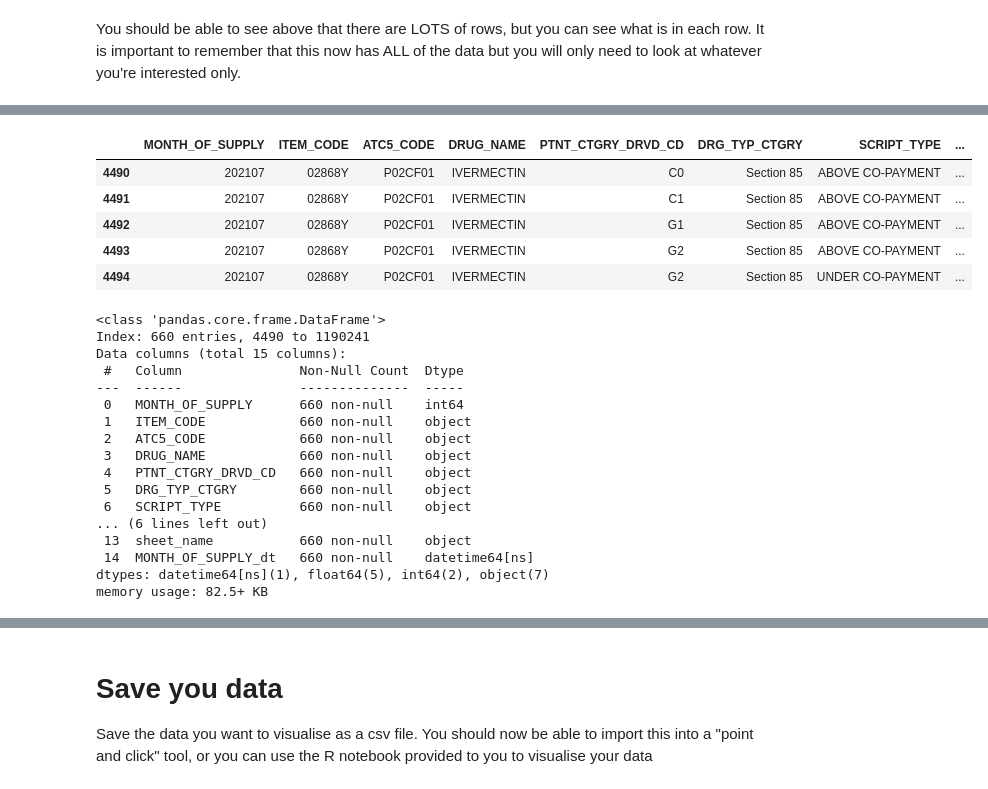
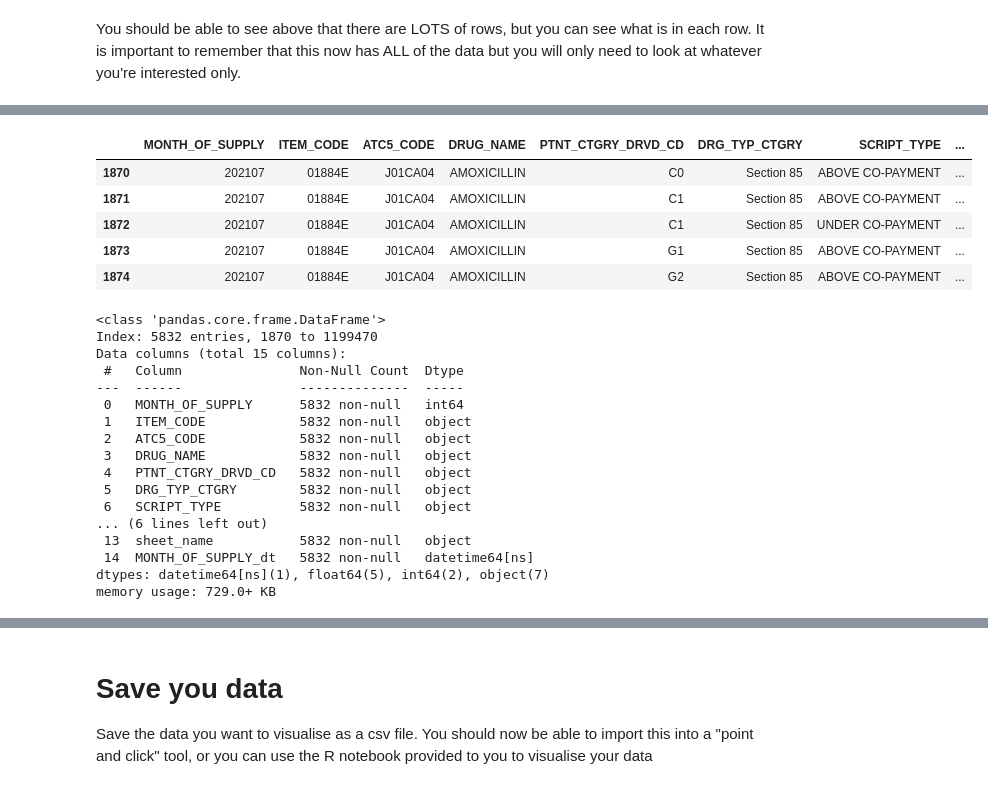
Before and after one commit to p-stehlik/StudentNotebooks, a Jupyter notebook: PBSTimeSeries.ipynb, the cells around one changed output, grey strips where cells are left out. Saved outputs shown, nothing was run; the diff lists cells and outputs as text; code cells hidden in the pictures.

```diff
--- a/PBSTimeSeries.ipynb
+++ b/PBSTimeSeries.ipynb
@@ -48,10 +48,10 @@ from datetime import datetime
 
 #To get the file path go to the file explorer tab, press the "three dots" and click "copy path"
 #paste the file path into the quotation marks below - NOTE: the quotation marks tell python that its a string (sentence) and not a command
-file_path = "/content/PBS_Data/dos-jul-2021-to-nov-2025.xlsx"
+file_path = "Data/dos-jul-2021-to-nov-2025.xlsx"
 
 #the code below reads and .xlsx file, looks at all the sheets, and then merges them into one huge sheet
-#dont change the code below - keep as is.
+#don't change the code below - keep as is.
 
 sheets = pd.read_excel(file_path, sheet_name=None)
 
@@ -130,46 +111,51 @@ It is important to remember that this now has ALL of the data but you will only
+# %%
+#import your .csv file with all of your item codes.
+
+#first tell the code where your .csv file is
+file_path = "Data/ItemCodes.csv"
+
+#import the file
+#again you can call the df below whatever you want, but I thought this name might be intuitive here, just give it a sensible name.
+dfItemCodes = pd.read_csv(file_path)
+
+#check it worked
+dfItemCodes
 # %%
-#create a list of item codes you want to search for
-#the square brackets tell python you are making a list!
-#each item code will need to be in quotation marks and then seperated by a comma
-#again you can call the list below whatever you want, but I thought PBS items might be intuative here, just give it a sensible name.
-
-
-PBSItems = ["02868Y",
-            "08172D",
-            "08359Y"
-            ]
+#now we want to create a FILTER using the item codes from our imported .csv file
+#in this case it will be the ITEM_CODE column of the df we just created
+PBSItems = dfItemCodes["ITEM_CODE"]
 
  #now filter your large df_PBS and only get the rows of interest
  #the code below looks into the df_PBS dataframe, and then looks through the column called "ITEM_CODE" and finds which rows match any of the item codes you have listed in the "PBSItems" list
 
 df_PBSFiltered = df_PBS[df_PBS['ITEM_CODE'].isin(PBSItems)]
 
 df_PBSFiltered.head()
 # %% [output]
 |  | MONTH_OF_SUPPLY | ITEM_CODE | ATC5_CODE | DRUG_NAME | PTNT_CTGRY_DRVD_CD | DRG_TYP_CTGRY | SCRIPT_TYPE | ... |
-| 4490 | 202107 | 02868Y | P02CF01 | IVERMECTIN | C0 | Section 85 | ABOVE CO-PAYMENT | ... |
-| 4491 | 202107 | 02868Y | P02CF01 | IVERMECTIN | C1 | Section 85 | ABOVE CO-PAYMENT | ... |
-| 4492 | 202107 | 02868Y | P02CF01 | IVERMECTIN | G1 | Section 85 | ABOVE CO-PAYMENT | ... |
-| 4493 | 202107 | 02868Y | P02CF01 | IVERMECTIN | G2 | Section 85 | ABOVE CO-PAYMENT | ... |
-| 4494 | 202107 | 02868Y | P02CF01 | IVERMECTIN | G2 | Section 85 | UNDER CO-PAYMENT | ... |
+| 1870 | 202107 | 01884E | J01CA04 | AMOXICILLIN | C0 | Section 85 | ABOVE CO-PAYMENT | ... |
+| 1871 | 202107 | 01884E | J01CA04 | AMOXICILLIN | C1 | Section 85 | ABOVE CO-PAYMENT | ... |
+| 1872 | 202107 | 01884E | J01CA04 | AMOXICILLIN | C1 | Section 85 | UNDER CO-PAYMENT | ... |
+| 1873 | 202107 | 01884E | J01CA04 | AMOXICILLIN | G1 | Section 85 | ABOVE CO-PAYMENT | ... |
+| 1874 | 202107 | 01884E | J01CA04 | AMOXICILLIN | G2 | Section 85 | ABOVE CO-PAYMENT | ... |
 # %%
 #lets have a look at the new df structure
 df_PBSFiltered.info()
 # %% [output]
 <class 'pandas.core.frame.DataFrame'>
-Index: 660 entries, 4490 to 1190241
+Index: 5832 entries, 1870 to 1199470
 Data columns (total 15 columns):
  #   Column               Non-Null Count  Dtype
 ---  ------               --------------  -----
- 0   MONTH_OF_SUPPLY      660 non-null    int64
- 1   ITEM_CODE            660 non-null    object
- 2   ATC5_CODE            660 non-null    object
- 3   DRUG_NAME            660 non-null    object
- 4   PTNT_CTGRY_DRVD_CD   660 non-null    object
- 5   DRG_TYP_CTGRY        660 non-null    object
- 6   SCRIPT_TYPE          660 non-null    object
+ 0   MONTH_OF_SUPPLY      5832 non-null   int64
+ 1   ITEM_CODE            5832 non-null   object
+ 2   ATC5_CODE            5832 non-null   object
+ 3   DRUG_NAME            5832 non-null   object
+ 4   PTNT_CTGRY_DRVD_CD   5832 non-null   object
+ 5   DRG_TYP_CTGRY        5832 non-null   object
+ 6   SCRIPT_TYPE          5832 non-null   object
 ... (6 lines left out)
- 13  sheet_name           660 non-null    object
- 14  MONTH_OF_SUPPLY_dt   660 non-null    datetime64[ns]
+ 13  sheet_name           5832 non-null   object
+ 14  MONTH_OF_SUPPLY_dt   5832 non-null   datetime64[ns]
 dtypes: datetime64[ns](1), float64(5), int64(2), object(7)
-memory usage: 82.5+ KB
+memory usage: 729.0+ KB
```
Also changed, not shown: parts of 30 cells of this notebook.
